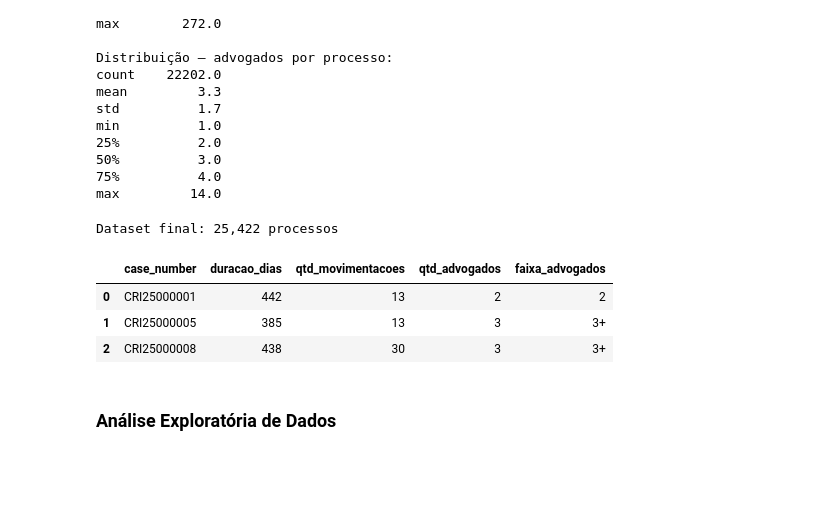
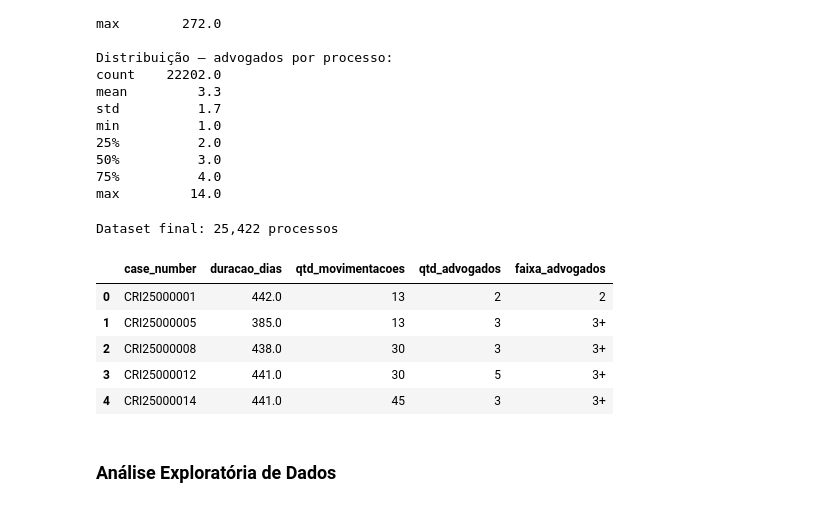
Before and after one commit to Orlandovpjunior/machine_learning, a Jupyter notebook: lab5/notebook.ipynb, the cells around one changed output. Cells and saved outputs as stored; diff of their text form; code cells hidden in the pictures; blank space fills up the shorter version.

Commit message:
chore: adiciona info sobre os dataframes utilizados para a pergunta 2

```diff
--- a/lab5/notebook.ipynb
+++ b/lab5/notebook.ipynb
@@ -361,27 +403,29 @@ max         14.0
 # %%
 df_p2 = (
     df_cases_validos[['case_number', 'duracao_dias']]
     .merge(df_mov, on='case_number', how='left')
     .merge(df_adv, on='case_number', how='left')
 )
 
-# Processos sem movimentação ou sem advogado registrado → 0
+# Processos sem movimentação ou sem advogado registrado - 0
 df_p2['qtd_movimentacoes'] = df_p2['qtd_movimentacoes'].fillna(0).astype(int)
 df_p2['qtd_advogados']     = df_p2['qtd_advogados'].fillna(0).astype(int)
 
 # Faixa de advogados para visualização agrupada
 df_p2['faixa_advogados'] = df_p2['qtd_advogados'].apply(
     lambda n: '0' if n == 0 else '1' if n == 1 else '2' if n == 2 else '3+'
 )
 
 print(f"Dataset final: {len(df_p2):,} processos")
-df_p2.head(3)
+df_p2.head()
 # %% [output]
 Dataset final: 25,422 processos
 |  | case_number | duracao_dias | qtd_movimentacoes | qtd_advogados | faixa_advogados |
-| 0 | CRI25000001 | 442 | 13 | 2 | 2 |
-| 1 | CRI25000005 | 385 | 13 | 3 | 3+ |
-| 2 | CRI25000008 | 438 | 30 | 3 | 3+ |
+| 0 | CRI25000001 | 442.0 | 13 | 2 | 2 |
+| 1 | CRI25000005 | 385.0 | 13 | 3 | 3+ |
+| 2 | CRI25000008 | 438.0 | 30 | 3 | 3+ |
+| 3 | CRI25000012 | 441.0 | 30 | 5 | 3+ |
+| 4 | CRI25000014 | 441.0 | 45 | 3 | 3+ |
 # %% [markdown]
 ### Análise Exploratória de Dados
 # %%
```
Also changed, not shown: parts of 9 cells of this notebook.
